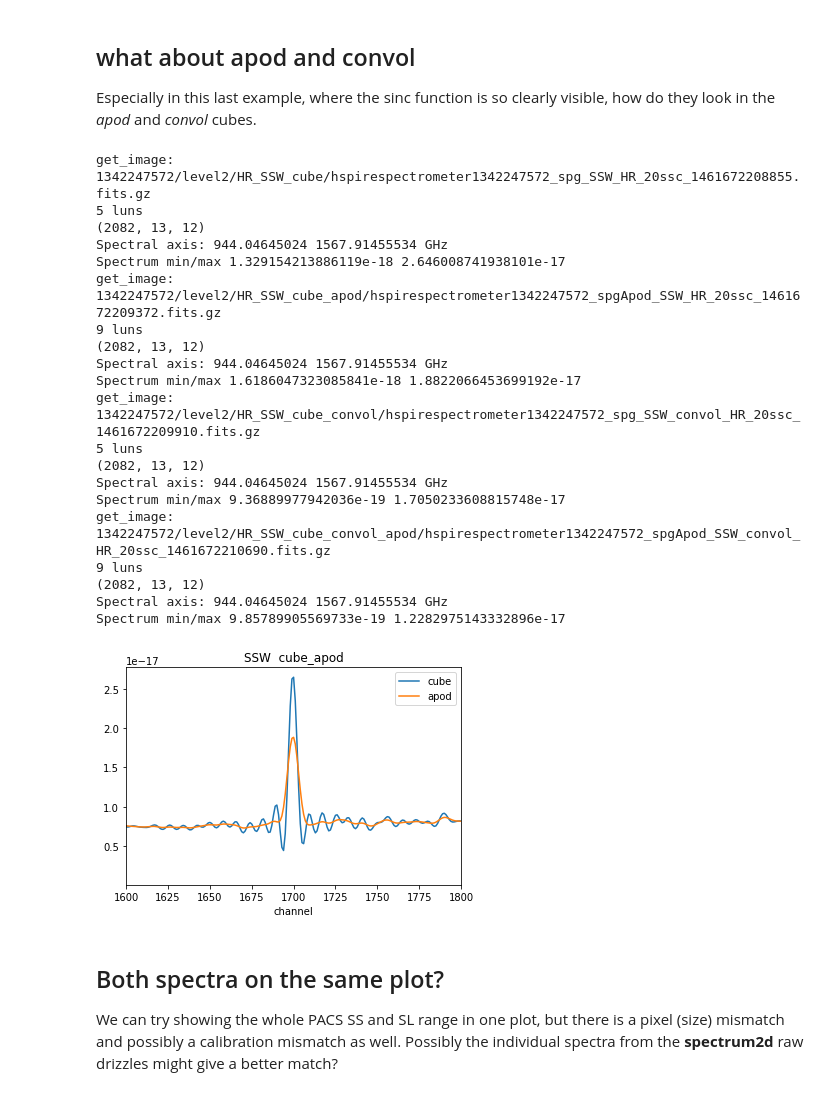
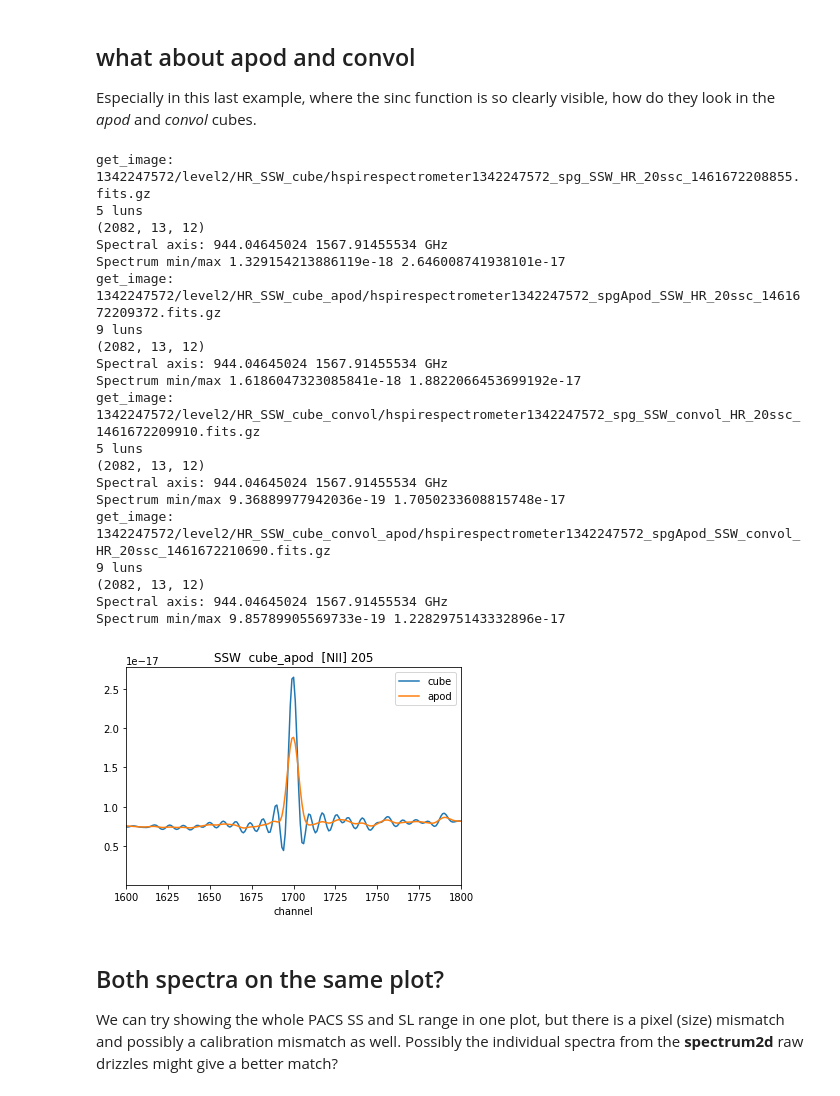
Before and after one commit to teuben/herplot, a Jupyter notebook: ngc4321.ipynb, the cells around one changed output. Saved outputs shown, nothing was run; the diff lists cells and outputs as text; code cells hidden in the pictures.

```diff
--- a/ngc4321.ipynb
+++ b/ngc4321.ipynb
@@ -278,35 +282,35 @@ ypos = 6
 (cha1,spe1) = get_spectrum(spire['HR_SSW_cube'],xpos,ypos)
 (cha2,spe2) = get_spectrum(spire['HR_SSW_cube_apod'],xpos,ypos)
 (cha3,spe3) = get_spectrum(spire['HR_SSW_cube_convol'],xpos,ypos)
 (cha4,spe4) = get_spectrum(spire['HR_SSW_cube_convol_apod'],xpos,ypos)
 plt.plot(cha1,spe1,label='cube')
 plt.plot(cha2,spe2,label='apod')
 plt.xlabel('channel')
-plt.title("SSW  cube_apod")
+plt.title("SSW  cube_apod  [NII] 205")
 plt.legend()
 plt.xlim(1600,1800);
 # %% [output]
 get_image: 1342247572/level2/HR_SSW_cube/hspirespectrometer1342247572_spg_SSW_HR_20ssc_1461672208855.fits.gz
 5 luns
 (2082, 13, 12)
 Spectral axis: 944.04645024 1567.91455534 GHz
 Spectrum min/max 1.329154213886119e-18 2.646008741938101e-17
 get_image: 1342247572/level2/HR_SSW_cube_apod/hspirespectrometer1342247572_spgApod_SSW_HR_20ssc_1461672209372.fits.gz
 9 luns
 (2082, 13, 12)
 Spectral axis: 944.04645024 1567.91455534 GHz
 Spectrum min/max 1.6186047323085841e-18 1.8822066453699192e-17
 get_image: 1342247572/level2/HR_SSW_cube_convol/hspirespectrometer1342247572_spg_SSW_convol_HR_20ssc_1461672209910.fits.gz
 5 luns
 (2082, 13, 12)
 Spectral axis: 944.04645024 1567.91455534 GHz
 Spectrum min/max 9.36889977942036e-19 1.7050233608815748e-17
 get_image: 1342247572/level2/HR_SSW_cube_convol_apod/hspirespectrometer1342247572_spgApod_SSW_convol_HR_20ssc_1461672210690.fits.gz
 9 luns
 (2082, 13, 12)
 Spectral axis: 944.04645024 1567.91455534 GHz
 Spectrum min/max 9.85789905569733e-19 1.2282975143332896e-17
-[figure, old version]
+[figure, new version]
 # %% [markdown]
 ##   Both spectra on the same plot?
 
```
Also changed, not shown: parts of 7 cells of this notebook.
